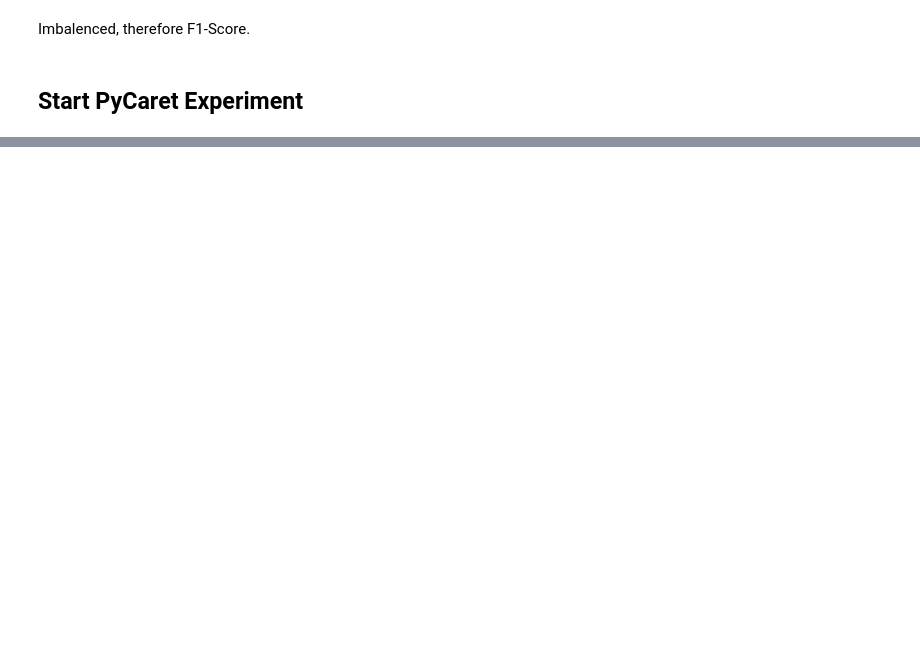
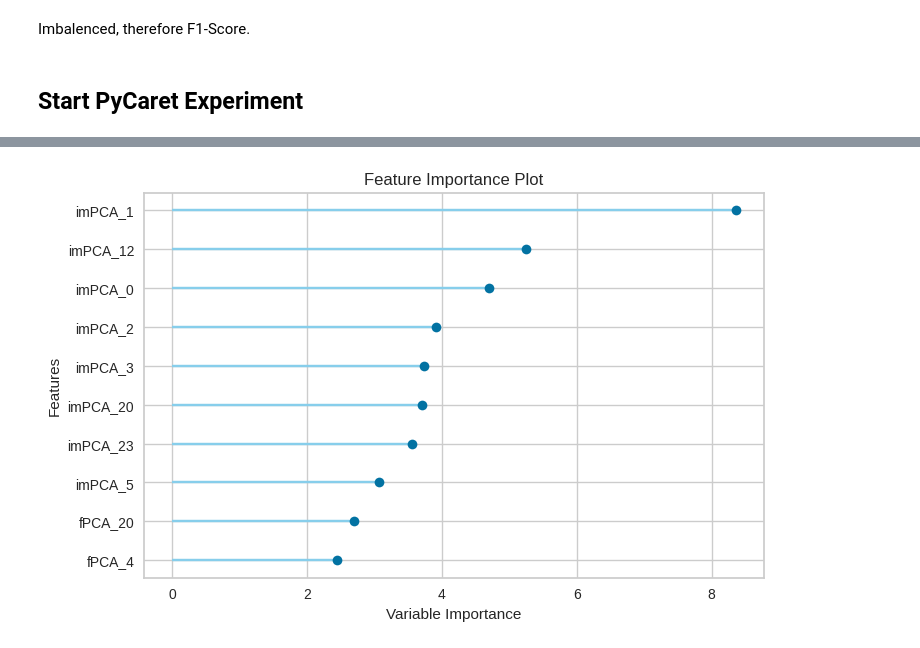
Before and after one commit to LepusMaximus/MultiModPunch, a Jupyter notebook: Example/Example_benchmark.ipynb, the cells around one changed output, grey strips where cells are left out. Cells and saved outputs as stored; diff of their text form; code cells hidden in the pictures; blank space fills up the shorter version.

```diff
--- a/Example/Example_benchmark.ipynb
+++ b/Example/Example_benchmark.ipynb
@@ -68,0 +318,5 @@ Imbalenced, therefore F1-Score.
+# %%
+set_current_experiment(ex)
+# plot feature importance
+plot_model(best, plot = 'feature')
+# %% [output]
@@ -68,0 +324 @@ Imbalenced, therefore F1-Score.
+[figure, added]
```
Also changed, not shown: parts of 30 cells of this notebook, 1 other file.
